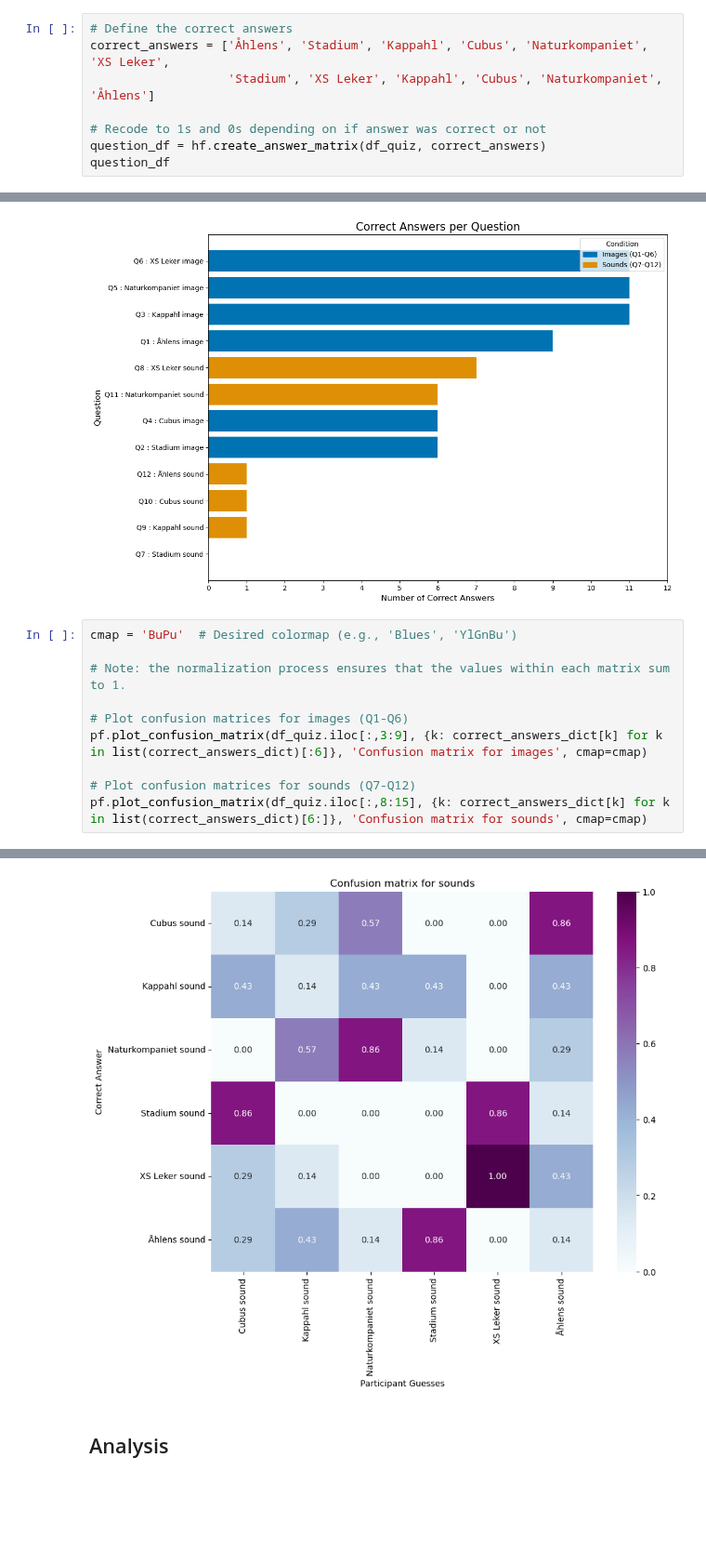
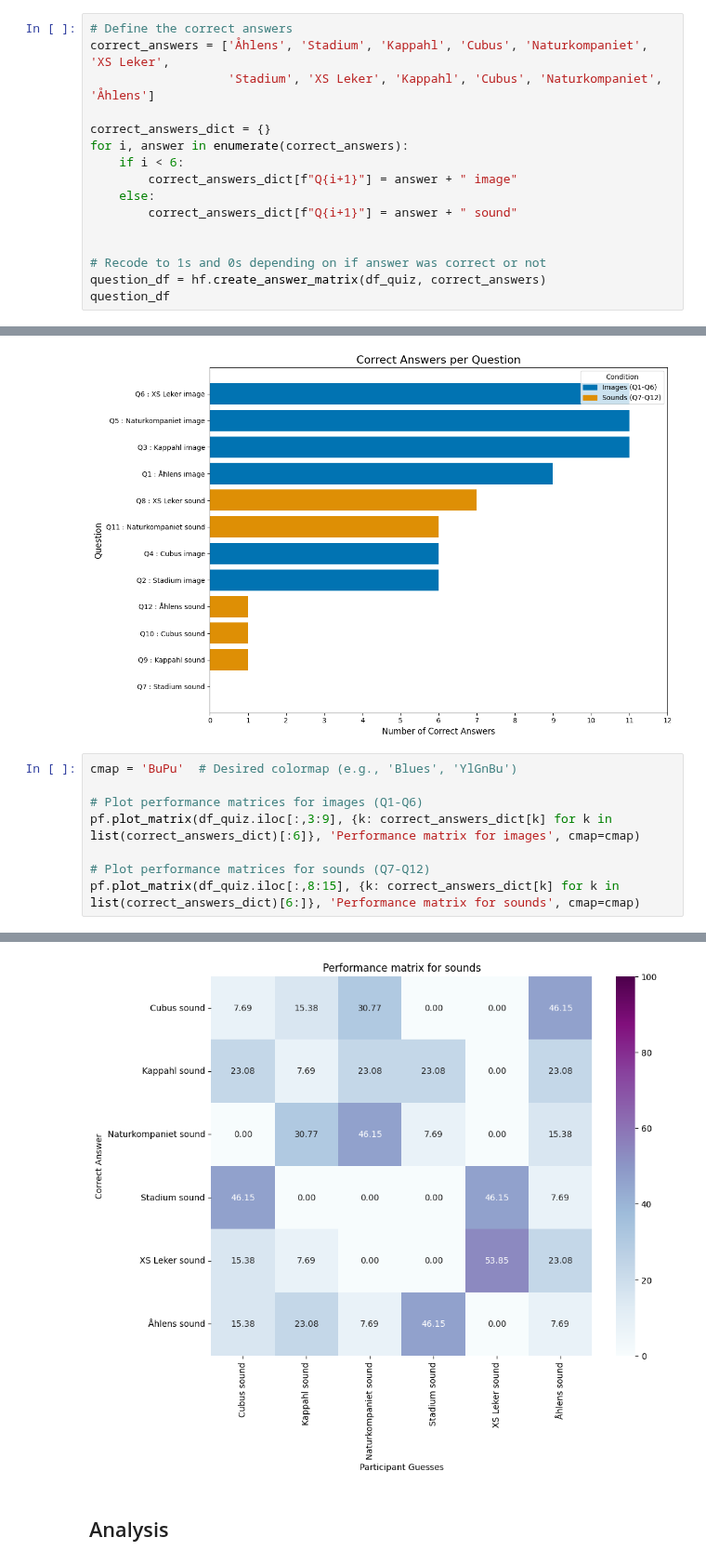
Before and after one commit to emmenru/Music-AI-workshop, a Jupyter notebook: AI-music-workshop.ipynb, the cells around one changed output, grey strips where cells are left out. Shown at 93% size. Drawn from its saved outputs; the diff is of its cells as text; blank space fills up the shorter version.

Commit message:
Update matrix plot and requirements

```diff
--- a/AI-music-workshop.ipynb
+++ b/AI-music-workshop.ipynb
@@ -495,6 +496,14 @@ df_survey_recoded.head(3)
 correct_answers = ['Åhlens', 'Stadium', 'Kappahl', 'Cubus', 'Naturkompaniet', 'XS Leker',
                    'Stadium', 'XS Leker', 'Kappahl', 'Cubus', 'Naturkompaniet', 'Åhlens']
 
+correct_answers_dict = {}
+for i, answer in enumerate(correct_answers):
+    if i < 6:
+        correct_answers_dict[f"Q{i+1}"] = answer + " image"
+    else:
+        correct_answers_dict[f"Q{i+1}"] = answer + " sound"
+
+
 # Recode to 1s and 0s depending on if answer was correct or not
 question_df = hf.create_answer_matrix(df_quiz, correct_answers)
 question_df
@@ -645,11 +654,9 @@ pf.plot_correct_answers(total_correct_per_question,
 # %%
 cmap = 'BuPu'  # Desired colormap (e.g., 'Blues', 'YlGnBu')
 
-# Note: the normalization process ensures that the values within each matrix sum to 1.
+# Plot performance matrices for images (Q1-Q6)
+pf.plot_matrix(df_quiz.iloc[:,3:9], {k: correct_answers_dict[k] for k in list(correct_answers_dict)[:6]}, 'Performance matrix for images', cmap=cmap)
 
-# Plot confusion matrices for images (Q1-Q6)
-pf.plot_confusion_matrix(df_quiz.iloc[:,3:9], {k: correct_answers_dict[k] for k in list(correct_answers_dict)[:6]}, 'Confusion matrix for images', cmap=cmap)
-
-# Plot confusion matrices for sounds (Q7-Q12)
-pf.plot_confusion_matrix(df_quiz.iloc[:,8:15], {k: correct_answers_dict[k] for k in list(correct_answers_dict)[6:]}, 'Confusion matrix for sounds', cmap=cmap)
+# Plot performance matrices for sounds (Q7-Q12)
+pf.plot_matrix(df_quiz.iloc[:,8:15], {k: correct_answers_dict[k] for k in list(correct_answers_dict)[6:]}, 'Performance matrix for sounds', cmap=cmap)
 # %% [output]
@@ -657,4 +664,4 @@ pf.plot_confusion_matrix(df_quiz.iloc[:,8:15], {k: correct_answers_dict[k] for k
-[figure, old version]
+[figure, new version]
 # %% [markdown]
 ## Analysis
 # %% [markdown]
```
Also changed, not shown: parts of 10 cells of this notebook, 25 other files.
